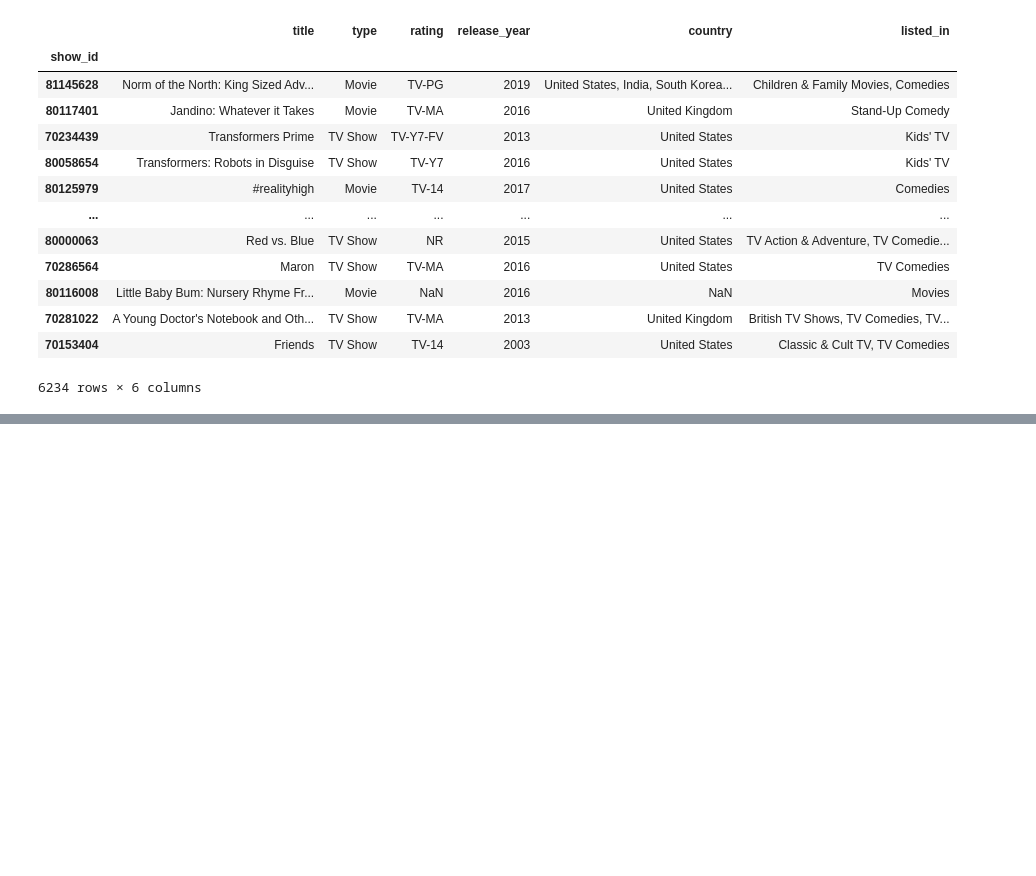
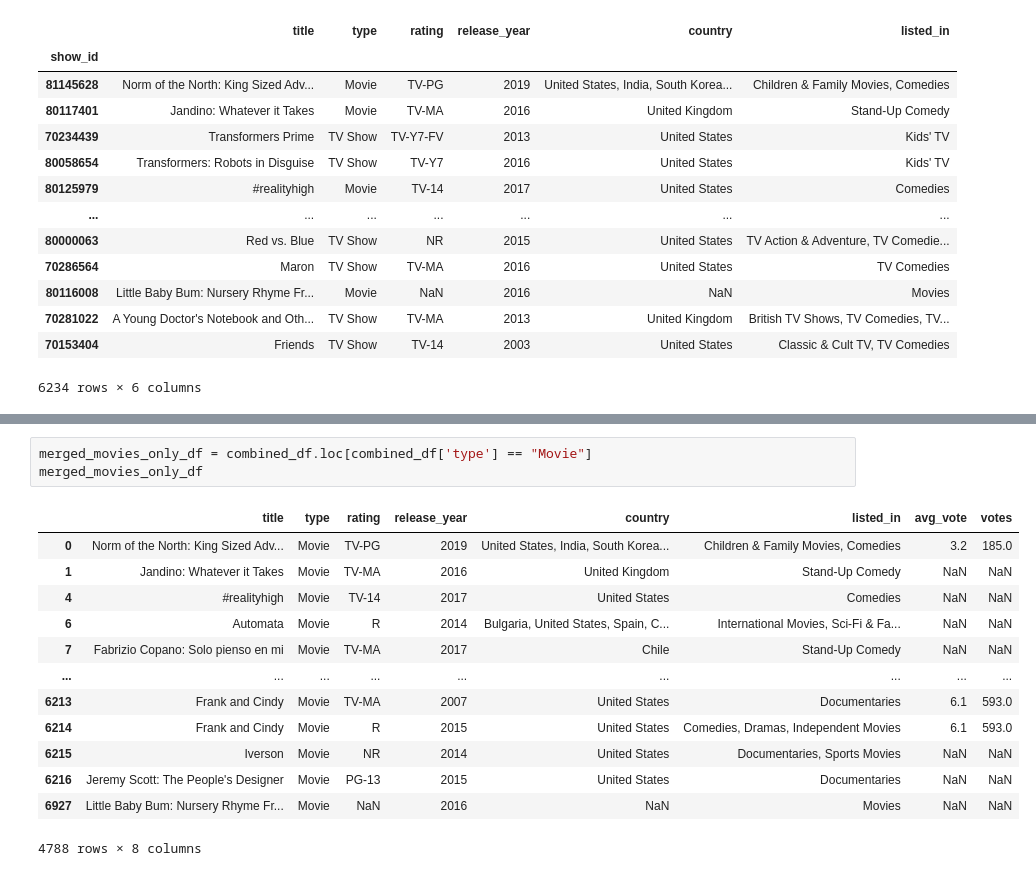
Before and after one commit to mrucker813/ETL-grp03, a Jupyter notebook: Project13.ipynb, the cells around one changed output, grey strips where cells are left out. Drawn from its saved outputs; the diff is of its cells as text; blank space fills up the shorter version.

```diff
--- a/Project13.ipynb
+++ b/Project13.ipynb
@@ -94,0 +96,17 @@ combined_df
+# %%
+merged_movies_only_df = combined_df.loc[combined_df['type'] == "Movie"]
+merged_movies_only_df
+# %% [output]
+|  | title | type | rating | release_year | country | listed_in | avg_vote | votes |
+| 0 | Norm of the North: King Sized Adv... | Movie | TV-PG | 2019 | United States, India, South Korea... | Children & Family Movies, Comedies | 3.2 | 185.0 |
+| 1 | Jandino: Whatever it Takes | Movie | TV-MA | 2016 | United Kingdom | Stand-Up Comedy | NaN | NaN |
+| 4 | #realityhigh | Movie | TV-14 | 2017 | United States | Comedies | NaN | NaN |
+| 6 | Automata | Movie | R | 2014 | Bulgaria, United States, Spain, C... | International Movies, Sci-Fi & Fa... | NaN | NaN |
+| 7 | Fabrizio Copano: Solo pienso en mi | Movie | TV-MA | 2017 | Chile | Stand-Up Comedy | NaN | NaN |
+| ... | ... | ... | ... | ... | ... | ... | ... | ... |
+| 6213 | Frank and Cindy | Movie | TV-MA | 2007 | United States | Documentaries | 6.1 | 593.0 |
+| 6214 | Frank and Cindy | Movie | R | 2015 | United States | Comedies, Dramas, Independent Movies | 6.1 | 593.0 |
+| 6215 | Iverson | Movie | NR | 2014 | United States | Documentaries, Sports Movies | NaN | NaN |
+| 6216 | Jeremy Scott: The People's Designer | Movie | PG-13 | 2015 | United States | Documentaries | NaN | NaN |
+| 6927 | Little Baby Bum: Nursery Rhyme Fr... | Movie | NaN | 2016 | NaN | Movies | NaN | NaN |
+4788 rows × 8 columns
```
Also changed, not shown: parts of 9 cells of this notebook, 2 other files.
